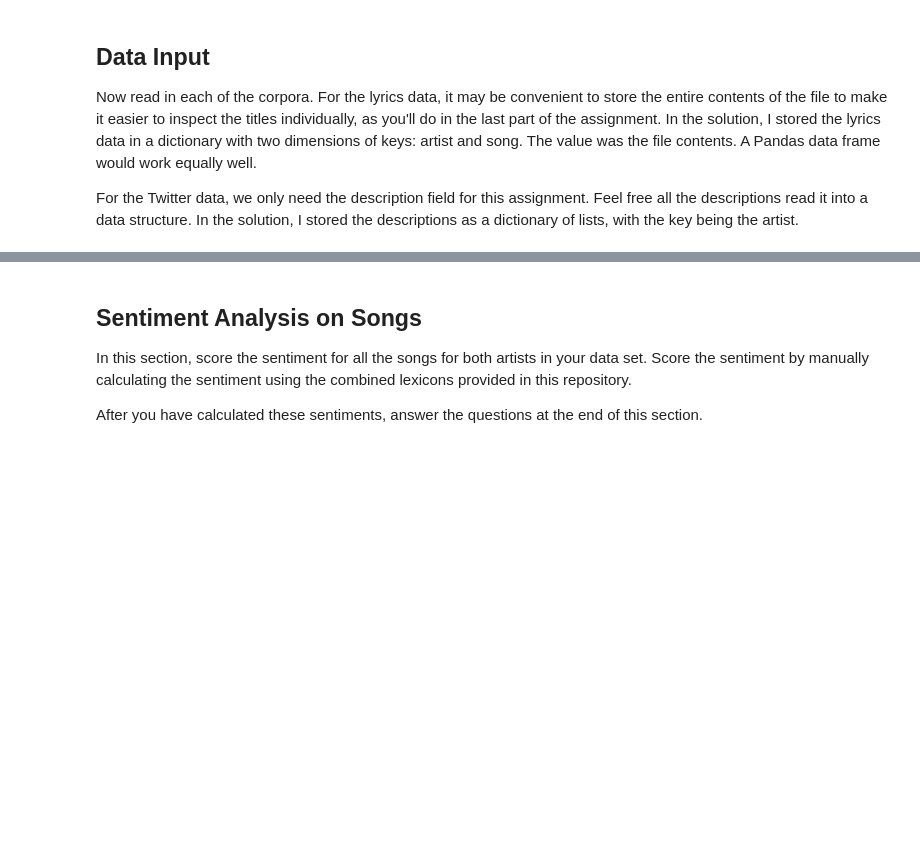
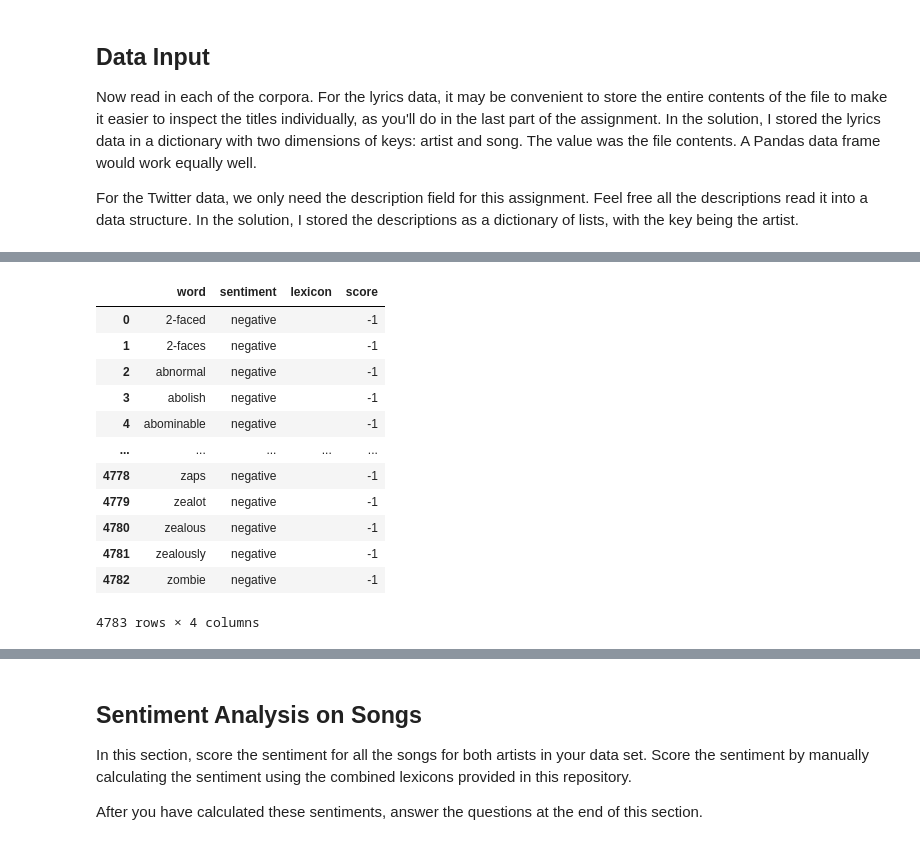
Before and after one commit to Brianne-Bell/ADS-509-textmine_M6-sentiment, a Jupyter notebook: Sentiment Assignment.ipynb, the cells around one changed output, grey strips where cells are left out. Drawn from its saved outputs; the diff is of its cells as text; code cells hidden in the pictures; blank space fills up the shorter version.

```diff
--- a/Sentiment Assignment.ipynb
+++ b/Sentiment Assignment.ipynb
@@ -131,3 +149,23 @@ twitter_df
 # words are associated with a score of +1 and negative words
 # are associated with a score of -1. You can use a dataframe or a
 # dictionary for this.
+# %%
+neg_words = pd.read_csv("negative-words.txt",names=['word'], skiprows=34, encoding = "ISO-8859-1")
+neg_words["sentiment"] = "negative"
+neg_words["lexicon"] = ""
+neg_words["score"] = -1
+neg_words
+# %% [output]
+|  | word | sentiment | lexicon | score |
+| 0 | 2-faced | negative |  | -1 |
+| 1 | 2-faces | negative |  | -1 |
+| 2 | abnormal | negative |  | -1 |
+| 3 | abolish | negative |  | -1 |
+| 4 | abominable | negative |  | -1 |
+| ... | ... | ... | ... | ... |
+| 4778 | zaps | negative |  | -1 |
+| 4779 | zealot | negative |  | -1 |
+| 4780 | zealous | negative |  | -1 |
+| 4781 | zealously | negative |  | -1 |
+| 4782 | zombie | negative |  | -1 |
+4783 rows × 4 columns
```
Also changed, not shown: parts of 7 cells of this notebook.
